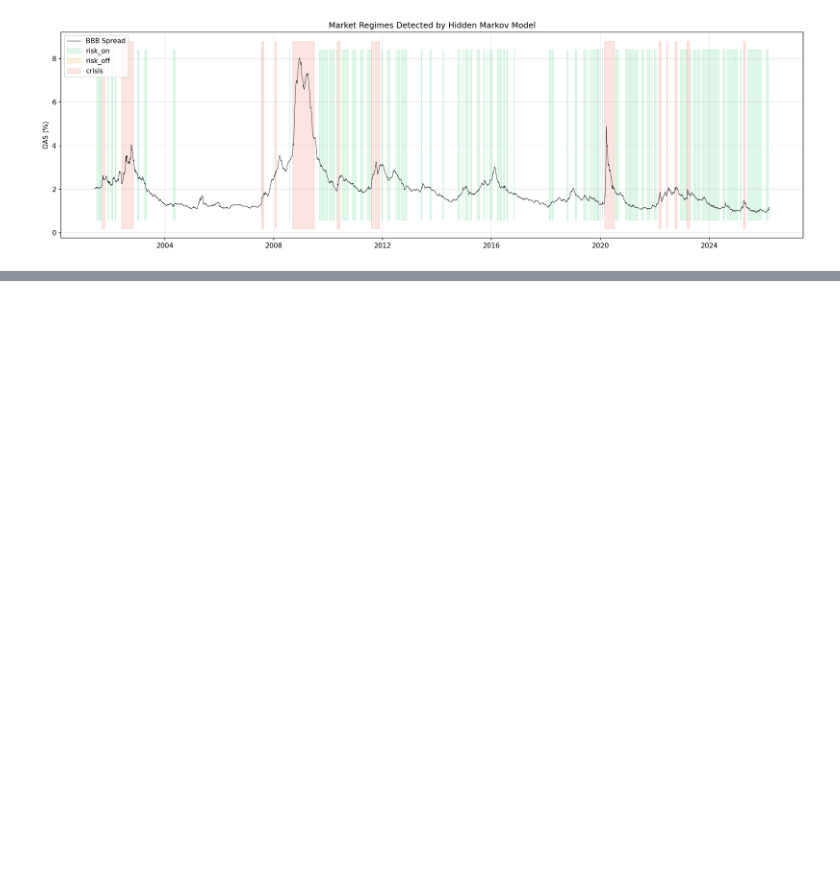
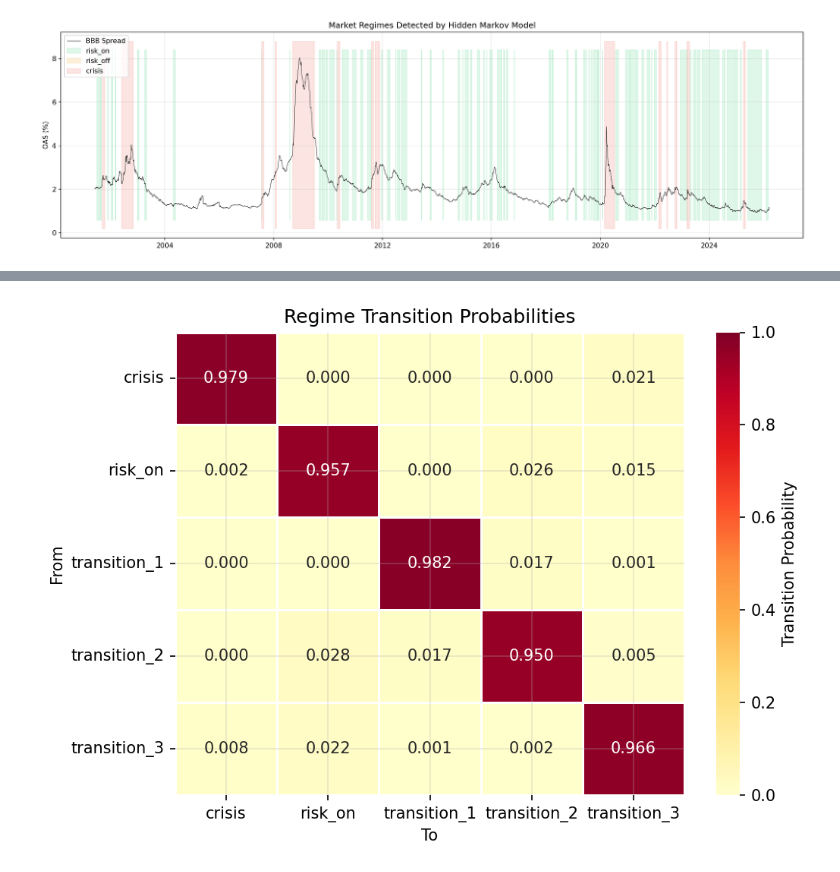
Before and after one commit to Zekhayoub/credit-spread-monitor, a Jupyter notebook: notebooks/regime_analysis.ipynb, the cells around one changed output, grey strips where cells are left out. Saved outputs shown, nothing was run; the diff lists cells and outputs as text; code cells hidden in the pictures; blank space fills up the shorter version.

Commit message:
feat: add transition matrix heatmap visualization

```diff
--- a/notebooks/regime_analysis.ipynb
+++ b/notebooks/regime_analysis.ipynb
@@ -78,0 +81,16 @@ plt.show()
+# %%
+fig, ax = plt.subplots(figsize=(7, 5))
+sns.heatmap(
+    trans_matrix, annot=True, fmt=".3f", cmap="YlOrRd",
+    linewidths=0.5, ax=ax, vmin=0, vmax=1,
+    cbar_kws={"label": "Transition Probability"},
+)
+ax.set_title("Regime Transition Probabilities")
+ax.set_ylabel("From")
+ax.set_xlabel("To")
+
+fig.tight_layout()
+fig.savefig(FIGURES_DIR / "transition_matrix.png", bbox_inches="tight")
+plt.show()
+# %% [output]
+[figure, added]
```
Also changed, not shown: parts of 1 cell of this notebook, 1 other file.
